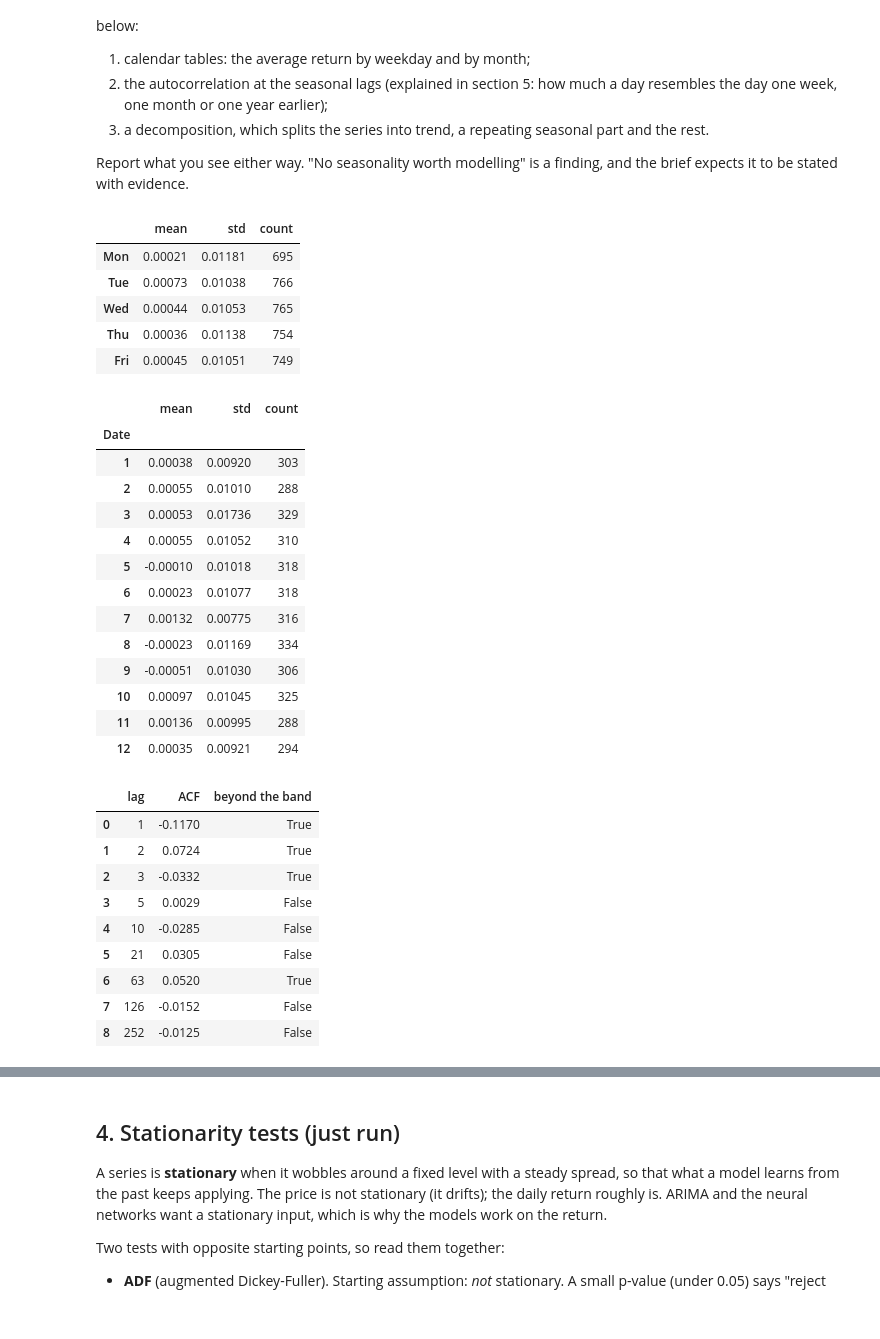
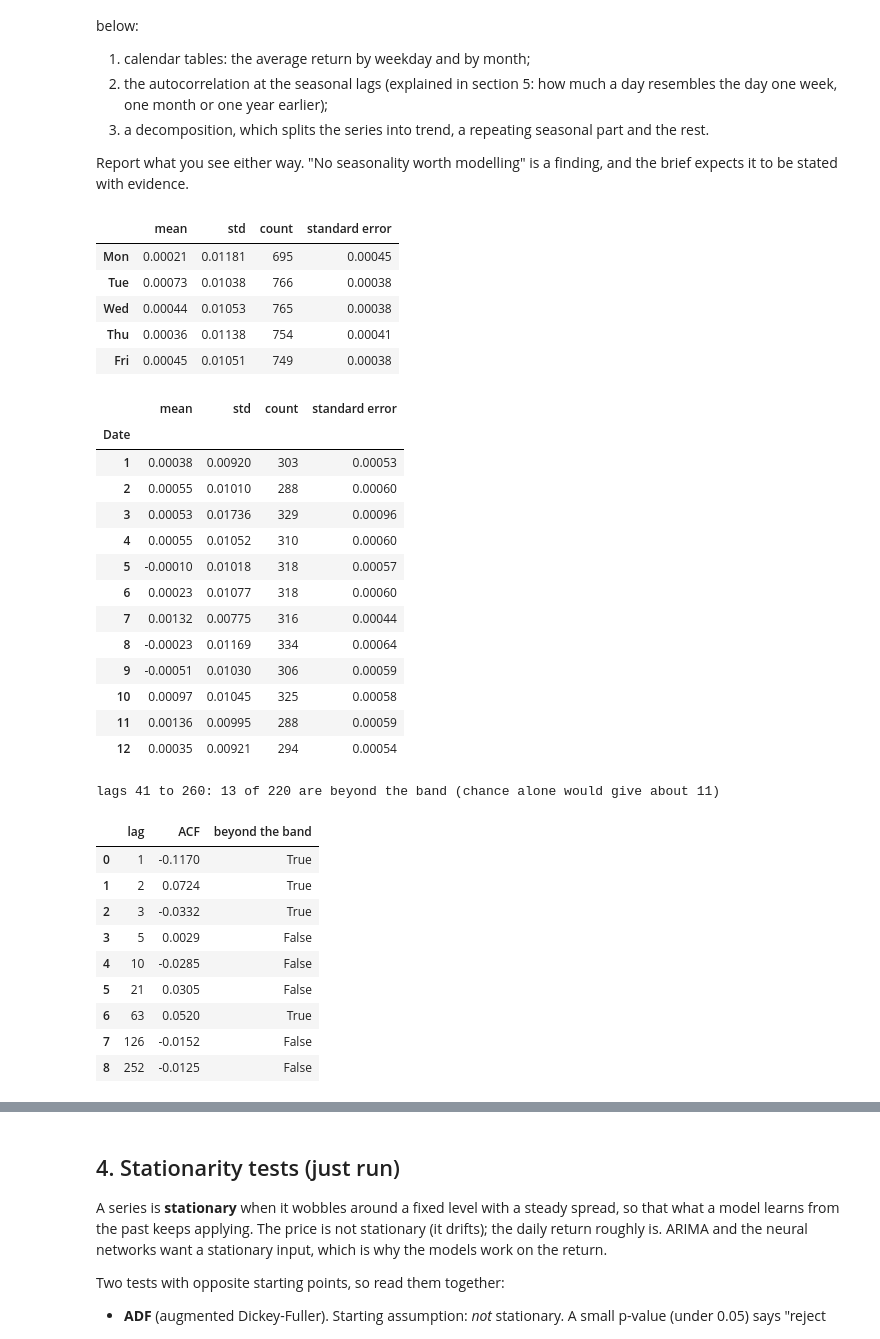
Before and after one commit to Makkaii7/sp500-forecasting, a Jupyter notebook: notebooks/02_time_series_analysis.ipynb, the cells around one changed output, grey strips where cells are left out. Saved outputs shown, nothing was run; the diff lists cells and outputs as text; code cells hidden in the pictures.

```diff
--- a/notebooks/02_time_series_analysis.ipynb
+++ b/notebooks/02_time_series_analysis.ipynb
@@ -250,38 +267,44 @@ look, in the three cells below:
 Report what you see either way. "No seasonality worth modelling" is a finding, and the brief expects it
 to be stated with evidence.
 # %%
-by_weekday = r.groupby(r.index.dayofweek).agg(["mean", "std", "count"])
+by_weekday = r.groupby(r.index.day_of_week).agg(["mean", "std", "count"])
 by_weekday.index = ["Mon", "Tue", "Wed", "Thu", "Fri"]
 by_month = r.groupby(r.index.month).agg(["mean", "std", "count"])
+for table in (by_weekday, by_month):
+    table["standard error"] = table["std"] / np.sqrt(table["count"])    # how far an average of that many days moves by chance
 display(by_weekday.round(5)); display(by_month.round(5))
 # %% [output]
-|  | mean | std | count |
-| Mon | 0.00021 | 0.01181 | 695 |
-| Tue | 0.00073 | 0.01038 | 766 |
-| Wed | 0.00044 | 0.01053 | 765 |
-| Thu | 0.00036 | 0.01138 | 754 |
-| Fri | 0.00045 | 0.01051 | 749 |
+|  | mean | std | count | standard error |
+| Mon | 0.00021 | 0.01181 | 695 | 0.00045 |
+| Tue | 0.00073 | 0.01038 | 766 | 0.00038 |
+| Wed | 0.00044 | 0.01053 | 765 | 0.00038 |
+| Thu | 0.00036 | 0.01138 | 754 | 0.00041 |
+| Fri | 0.00045 | 0.01051 | 749 | 0.00038 |
-|  | mean | std | count |
-| Date |  |  |  |
-| 1 | 0.00038 | 0.00920 | 303 |
-| 2 | 0.00055 | 0.01010 | 288 |
-| 3 | 0.00053 | 0.01736 | 329 |
-| 4 | 0.00055 | 0.01052 | 310 |
-| 5 | -0.00010 | 0.01018 | 318 |
-| 6 | 0.00023 | 0.01077 | 318 |
-| 7 | 0.00132 | 0.00775 | 316 |
-| 8 | -0.00023 | 0.01169 | 334 |
-| 9 | -0.00051 | 0.01030 | 306 |
-| 10 | 0.00097 | 0.01045 | 325 |
-| 11 | 0.00136 | 0.00995 | 288 |
-| 12 | 0.00035 | 0.00921 | 294 |
+|  | mean | std | count | standard error |
+| Date |  |  |  |  |
+| 1 | 0.00038 | 0.00920 | 303 | 0.00053 |
+| 2 | 0.00055 | 0.01010 | 288 | 0.00060 |
+| 3 | 0.00053 | 0.01736 | 329 | 0.00096 |
+| 4 | 0.00055 | 0.01052 | 310 | 0.00060 |
+| 5 | -0.00010 | 0.01018 | 318 | 0.00057 |
+| 6 | 0.00023 | 0.01077 | 318 | 0.00060 |
+| 7 | 0.00132 | 0.00775 | 316 | 0.00044 |
+| 8 | -0.00023 | 0.01169 | 334 | 0.00064 |
+| 9 | -0.00051 | 0.01030 | 306 | 0.00059 |
+| 10 | 0.00097 | 0.01045 | 325 | 0.00058 |
+| 11 | 0.00136 | 0.00995 | 288 | 0.00059 |
+| 12 | 0.00035 | 0.00921 | 294 | 0.00054 |
 # %%
 from statsmodels.tsa.stattools import acf
-lags = [1, 2, 3, 5, 10, 21, 63, 126, 252]                 # 5 = a week, 21 = a month, 252 = a year
-vals = acf(r, nlags=max(lags), fft=True)
+lags = [1, 2, 3, 5, 10, 21, 63, 126, 252]                 # 5 = a week, 21 = a month, 63 = a quarter, 252 = a year
+vals = acf(r, nlags=260, fft=True)
 limit = 1.96 / np.sqrt(len(r))                            # anything inside this band is too small to trust
+# One lag beyond the band is not a pattern: with a 95% band, 1 lag in 20 falls outside by chance. Count the far lags.
+beyond = sum(abs(vals[k]) > limit for k in range(41, 261))
+print(f"lags 41 to 260: {beyond} of 220 are beyond the band (chance alone would give about {round(0.05 * 220)})")
 pd.DataFrame({"lag": lags, "ACF": [round(vals[k], 4) for k in lags], "beyond the band": [abs(vals[k]) > limit for k in lags]})
 # %% [output]
+lags 41 to 260: 13 of 220 are beyond the band (chance alone would give about 11)
 |  | lag | ACF | beyond the band |
 | 0 | 1 | -0.1170 | True |
 | 1 | 2 | 0.0724 | True |
```
Also changed, not shown: parts of 14 cells of this notebook.
